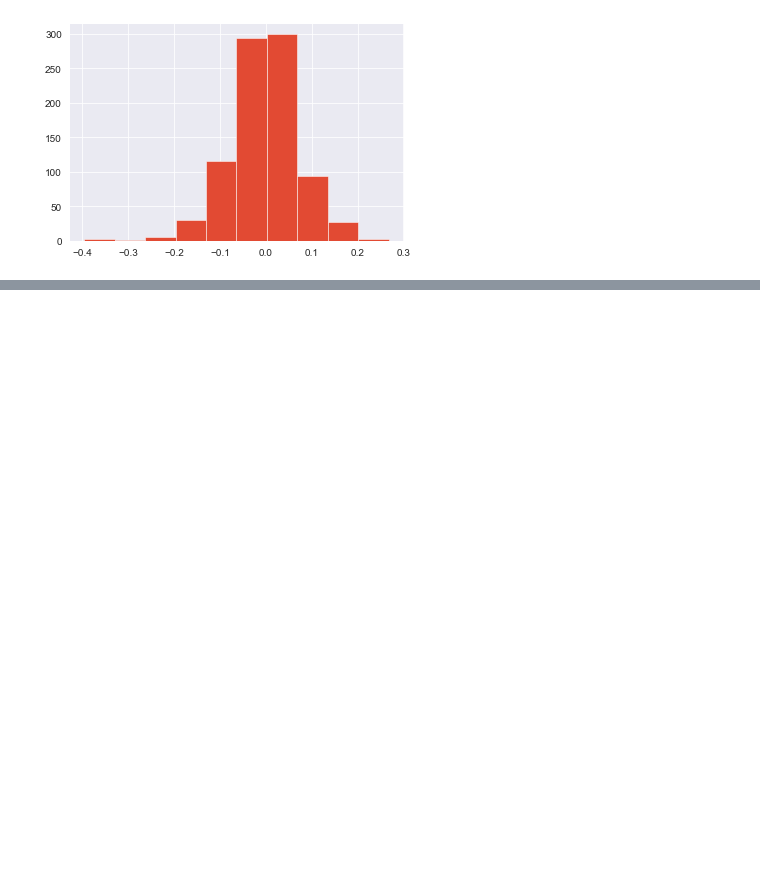
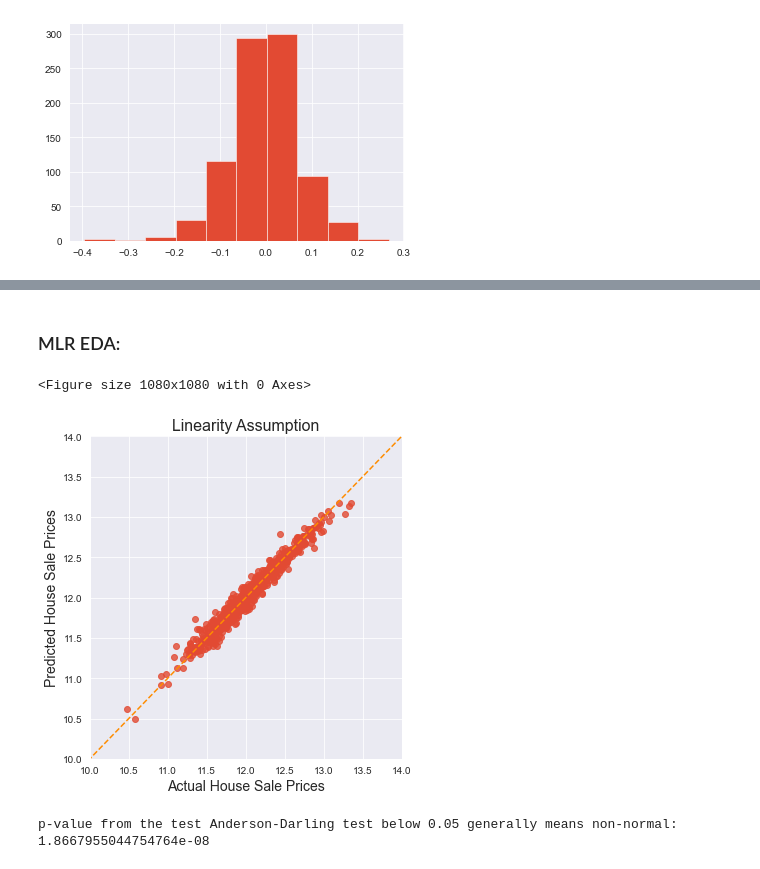
Before and after one commit to suhitasva/ML_Project, a Jupyter notebook: LR_models.ipynb, the cells around one changed output, grey strips where cells are left out. Drawn from its saved outputs; the diff is of its cells as text; code cells hidden in the pictures; blank space fills up the shorter version.

Commit message:
Created assumptions graphs for MLR models

```diff
--- a/LR_models.ipynb
+++ b/LR_models.ipynb
@@ -511,5 +438,8 @@ plt.hist(residuals4)
 # %%
-scaler = StandardScaler()
+# scaler = StandardScaler()
 
-trainX = scaler.fit_transform(trainX)
-testX = scaler.transform(testX)
+# trainX = scaler.fit_transform(trainX)
+# testX = scaler.transform(testX)
+
+# mlr_scaled = LinearRegression()
+# model_results(trainX, trainY, testX, testY, mlr_scaled, show = True)
@@ -527,0 +456,11 @@ The test     error is: 159303061413649481728.00000
+# %%
+# Separating dependant and independant variables and adding constant column
+
+x = trainX_trans
+y = np.log(trainY)
+x = sm.add_constant(x)
+# %%
+# Creating model and looking at summary
+
+fin_mlr_model = sm.OLS(y, x).fit()
+print(fin_mlr_model.summary())
@@ -527,0 +495,2 @@ The test     error is: 159303061413649481728.00000
+# %% [markdown]
+### MLR EDA:
@@ -527,0 +499,31 @@ The test     error is: 159303061413649481728.00000
+# %%
+trainX['house_sales_pred'] = fin_mlr_model.predict(x)
+trainX['actual_sales'] = np.log(trainY)
+trainX['residual'] = fin_mlr_model.resid
+# %%
+# Plotting the observed vs predicted values
+plt.figure(figsize=(15, 15))
+sns.lmplot(x='actual_sales', y='house_sales_pred', data=trainX, fit_reg=False, size=5)
+
+# Plotting the diagonal line
+line_coords = np.arange(trainX[['actual_sales', 'house_sales_pred']].min().min()-2,
+                        trainX[['actual_sales', 'house_sales_pred']].max().max()+2)
+plt.plot(line_coords, line_coords,  # X and y points
+         color='darkorange', linestyle='--')
+
+
+plt.ylabel('Predicted House Sale Prices', fontsize=14)
+plt.xlabel('Actual House Sale Prices', fontsize=14)
+plt.title('Linearity Assumption', fontsize=16)
+plt.xlim(10, 14)
+plt.ylim(10, 14)
+plt.show()
+# %% [output]
+<Figure size 1080x1080 with 0 Axes>
+[figure, added]
+# %%
+# Performing the test on the residuals
+p_value = normal_ad(trainX['residual'])[1]
+print('p-value from the test Anderson-Darling test below 0.05 generally means non-normal:', p_value)
+# %% [output]
+p-value from the test Anderson-Darling test below 0.05 generally means non-normal: 1.8667955044754764e-08
```
Also changed, not shown: parts of 41 cells of this notebook.
